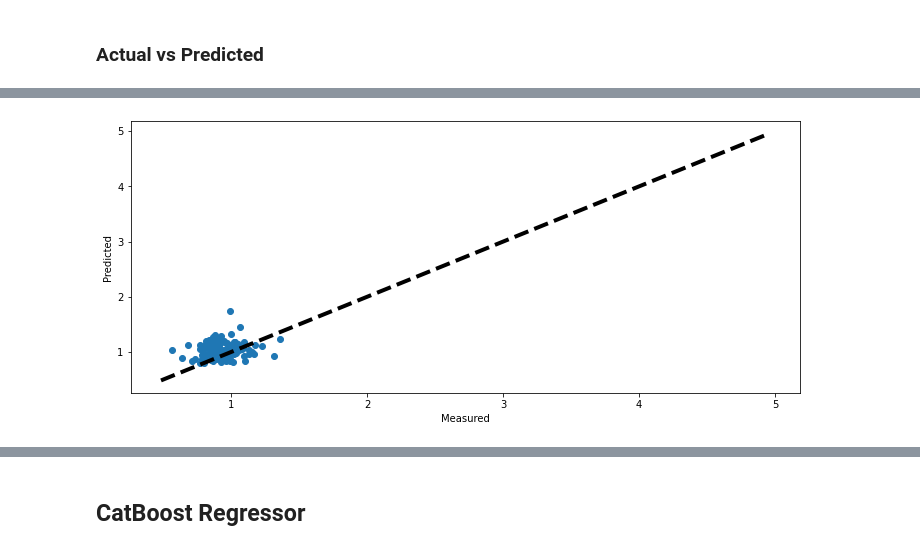
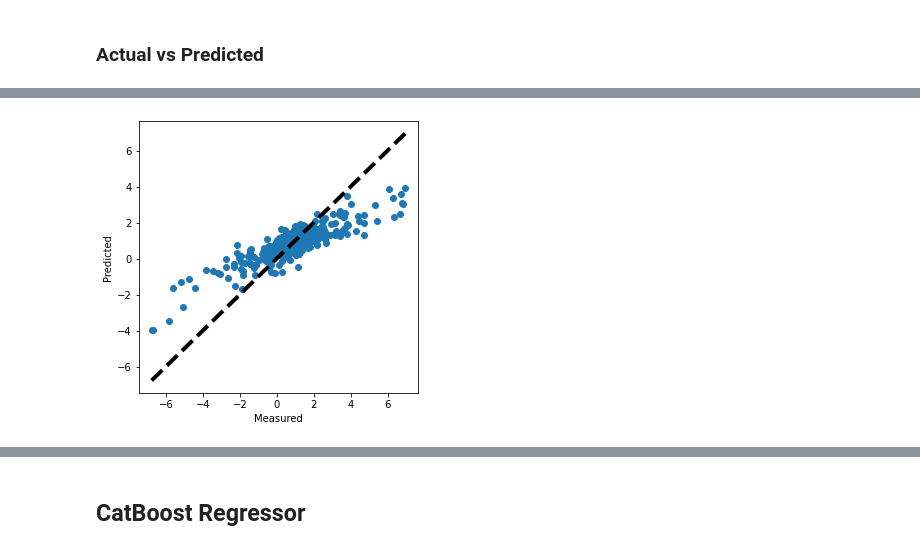
Before and after one commit to lucasbotellaroca/Covid-19_Reproduction_Rate_Estimator, a Jupyter notebook: data_model_R0.ipynb, the cells around one changed output, grey strips where cells are left out. Cells and saved outputs as stored; diff of their text form; code cells hidden in the pictures.

```diff
--- a/data_model_R0.ipynb
+++ b/data_model_R0.ipynb
@@ -133,0 +304,2 @@ df=df[[c for c in df if c not in ['R0']]
+# %%
+df=principalDf
@@ -168,12 +358,12 @@ pip install xgboost
 # %%
 #Predictions from January 2021
 #df=df[pd.to_datetime(df['Date']) > pd.Timestamp(2020, 5, 1)]
-date1=pd.Timestamp(2021, 2, 1)
+date1=pd.Timestamp(2021, 1, 1)
 
 X_1=df[(pd.to_datetime(df['Date']) <= date1)]
 X_2=df[(pd.to_datetime(df['Date']) > date1)]
-X_train=X_1[X_1.columns[2:-1]]
-X_test=X_2[X_2.columns[2:-1]]
+X_train=X_1[X_1.columns[:-2]]
+X_test=X_2[X_2.columns[:-2]]
 y_train=X_1['R0']
 y_test=X_2['R0']
 # %%
@@ -205,8 +395,7 @@ def mape_fun(pred, train):
     return np.mean(np.abs((pred - train) / train)) * 100
 # %%
 # A parameter grid for XGBoost
-params = {'min_child_weight':[4,5], 'gamma':[i/10.0 for i in range(3,5)],  'subsample':[i/10.0 for i in range(8,11)],
-'colsample_bytree':[i/10.0 for i in range(8,11)], 'max_depth': [6,7,8]}
+params = {'max_depth': [6,7,8]}
 
 # Initialize XGB and GridSearch
 xgb = XGBRegressor(num_boost_rounds=1000)
@@ -447,9 +634,9 @@ plt.show()
 # %%
 params = {
     'metric': ['mae'],
-    "max_depth":[9,10,11] ,
+    "max_depth":[8,9,10] ,
     "num_leaves": [10,20,30],
-    "max_bin": [50,75,100],
+    "max_bin": [140,150],
 }
 
 # Initialize LGB and GridSearch
@@ -583,9 +779,9 @@ plt.show()
 # %%
-fig, ax = plt.subplots(figsize=(12,5))
-ax.scatter(y_test, y_pred)
+fig, ax = plt.subplots(figsize=(5,5))
+ax.scatter(y_train, y_pred_train)
 ax.plot([y_train.min(), y_train.max()], [y_train.min(), y_train.max()], 'k--', lw=4)
 ax.set_xlabel('Measured')
 ax.set_ylabel('Predicted')
 plt.show()
 # %% [output]
-[figure, old version]
+[figure, new version]
```
Also changed, not shown: parts of 75 cells of this notebook.
